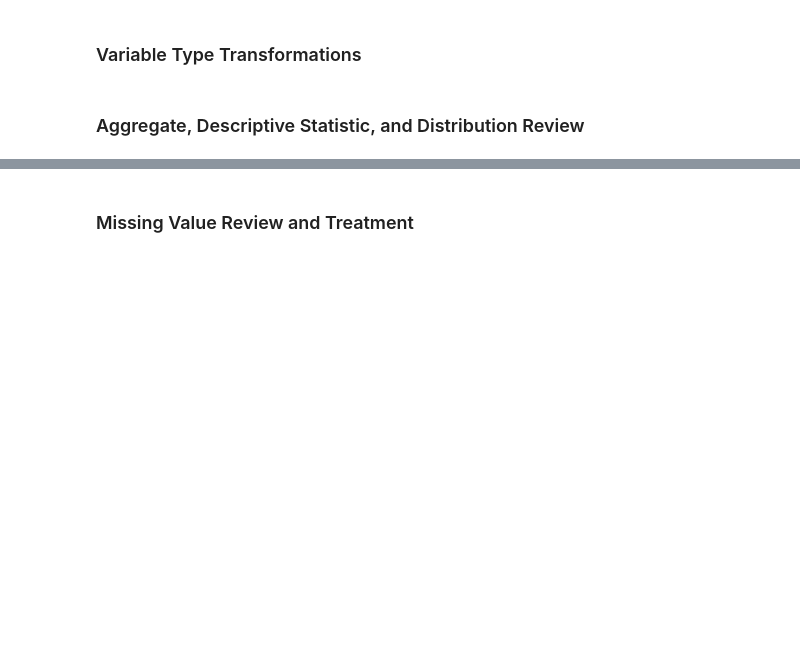
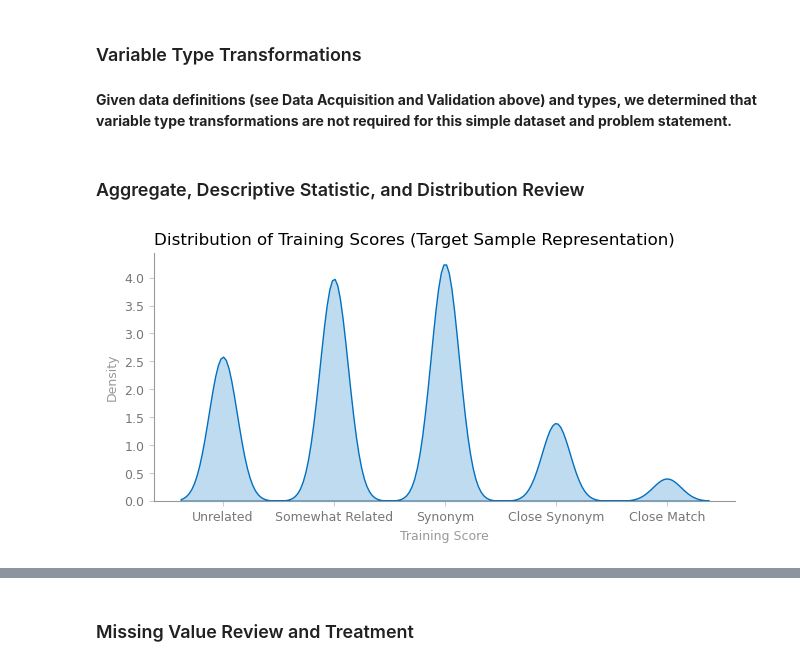
Before and after one commit to davefriesen/patent-semantics, a Jupyter notebook: source/patent-semantics.ipynb, the cells around one changed output, grey strips where cells are left out. Cells and saved outputs as stored; diff of their text form; code cells hidden in the pictures; blank space fills up the shorter version.

Commit message:
Update patent-semantics

```diff
--- a/source/patent-semantics.ipynb
+++ b/source/patent-semantics.ipynb
@@ -31,8 +36,6 @@ pd.set_option('display.float_format', lambda x: '%.3f' % x)
 plt.style.use('default')
 
 plt.rcParams['lines.linewidth'] = '1.5'
-
-plt.rcParams['font.family'] = 'Open Sans'
 
 plt.rcParams['axes.edgecolor'] = '#999999'
 plt.rcParams['axes.titlelocation'] = 'left'
@@ -179,4 +136,50 @@ fig.savefig('similarity-v-training.png')
 # %% [markdown]
 ### Variable Type Transformations
+# %% [markdown]
+__Given data definitions (see Data Acquisition and Validation above) and types, we determined that variable type transformations are not required for this simple dataset and problem statement.__
 # %% [markdown]
 ### Aggregate, Descriptive Statistic, and Distribution Review
+# %%
+# Categorize word pairs by 'Cooperative Patent Classification' (CPC), per provided context code
+c = {'A': 'Human Necessities',
+     'B': 'Operations and Transport',
+     'C': 'Chemistry and Metallurgy',
+     'D': 'Textiles',
+     'E': 'Fixed Constructions',
+     'F': 'Mechanical Engineering',
+     'G': 'Physics',
+     'H': 'Electricity',
+     'Y': 'Emerging Cross-Sectional Technologies'}
+train_df['context_class'] = train_df['context'].apply(lambda x: c.get(x[:1]))
+# %%
+# Generate target word counts for analysis
+def word_count(s):
+    l = len(str(s).split())
+    return l
+
+train_df['target_wc'] = train_df[['target']].apply(lambda s: word_count(*s), axis = 1)
+# %%
+# Categorize given scores (for analysis)
+score_levels = [-1, 0, 0.25, 0.5, .75, 1]
+score_labels = ['Unrelated', 'Somewhat Related', 'Synonym', 'Close Synonym', 'Close Match']
+train_df['score_match'] = pd.cut(
+    train_df['score'],
+    bins = score_levels,
+    labels = score_labels
+)
+# %%
+# Visualize/review distribution of provided lables - FOR UNDERSTANDING OF SAMPLE REPRESENTATION,
+#   VS. EXPECTED REQUIREMENT FOR MODEL APPROACH
+fig, ax = plt.subplots()
+sns.kdeplot(
+    data = train_df['score'],
+    fill = True
+).set(
+    title = 'Distribution of Training Scores (Target Sample Representation)',
+    xlabel = 'Training Score',
+)
+plt.xticks(score_levels[1:], score_labels)
+plt.show()
+fig.savefig('training-distribution.svg')
+# %% [output]
+[figure, added]
```
Also changed, not shown: parts of 33 cells of this notebook, 14 other files.
